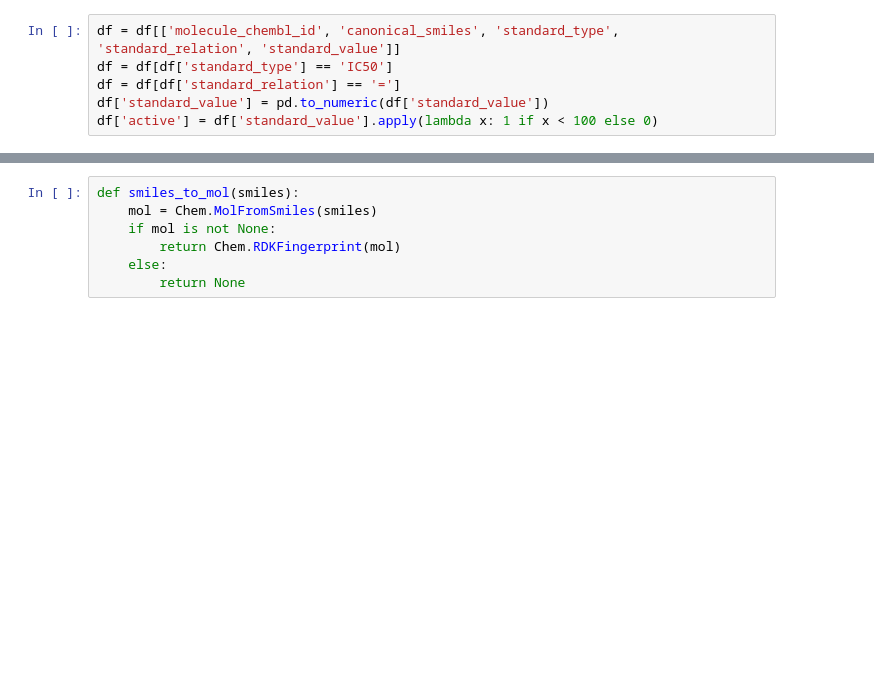
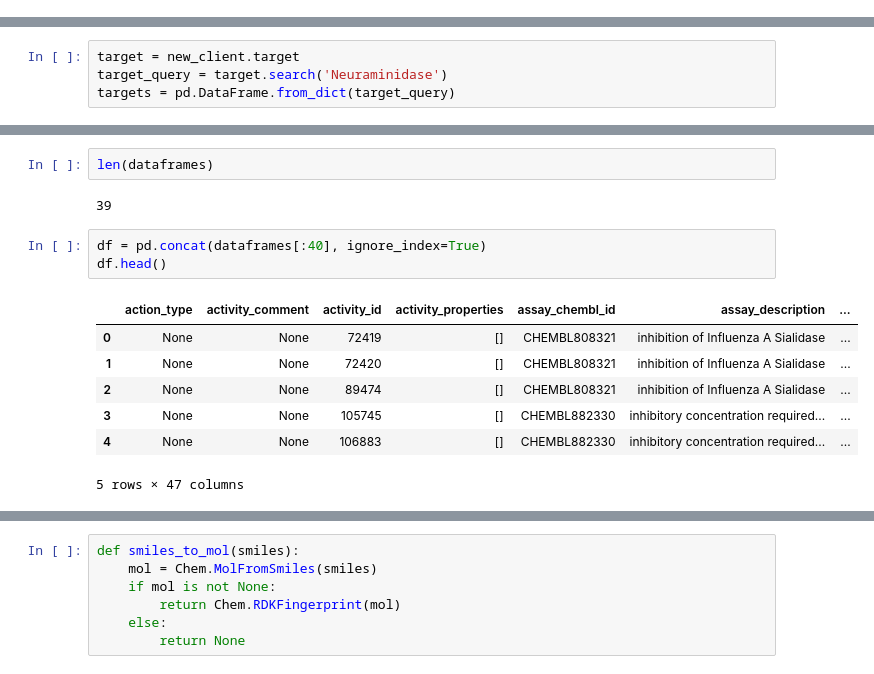
Before and after one commit to Aayush-Shrestha/Computational-Drug-Discovery, a Jupyter notebook: Try 1.ipynb, the cells around one changed output, grey strips where cells are left out. Drawn from its saved outputs; the diff is of its cells as text; blank space fills up the shorter version.

```diff
--- a/Try 1.ipynb
+++ b/Try 1.ipynb
@@ -21,6 +12,0 @@ len(df)
-# %%
-df = df[['molecule_chembl_id', 'canonical_smiles', 'standard_type', 'standard_relation', 'standard_value']]
-df = df[df['standard_type'] == 'IC50']
-df = df[df['standard_relation'] == '=']
-df['standard_value'] = pd.to_numeric(df['standard_value'])
-df['active'] = df['standard_value'].apply(lambda x: 1 if x < 100 else 0)
@@ -31,0 +13,4 @@ len(df)
+# %%
+target = new_client.target
+target_query = target.search('Neuraminidase')
+targets = pd.DataFrame.from_dict(target_query)
@@ -31,0 +31,15 @@ len(df)
+# %%
+len(dataframes)
+# %% [output]
+39
+# %%
+df = pd.concat(dataframes[:40], ignore_index=True)
+df.head()
+# %% [output]
+|  | action_type | activity_comment | activity_id | activity_properties | assay_chembl_id | assay_description | ... |
+| 0 | None | None | 72419 | [] | CHEMBL808321 | inhibition of Influenza A Sialidase | ... |
+| 1 | None | None | 72420 | [] | CHEMBL808321 | inhibition of Influenza A Sialidase | ... |
+| 2 | None | None | 89474 | [] | CHEMBL808321 | inhibition of Influenza A Sialidase | ... |
+| 3 | None | None | 105745 | [] | CHEMBL882330 | inhibitory concentration required... | ... |
+| 4 | None | None | 106883 | [] | CHEMBL882330 | inhibitory concentration required... | ... |
+5 rows × 47 columns
```
Also changed, not shown: parts of 16 cells of this notebook.
